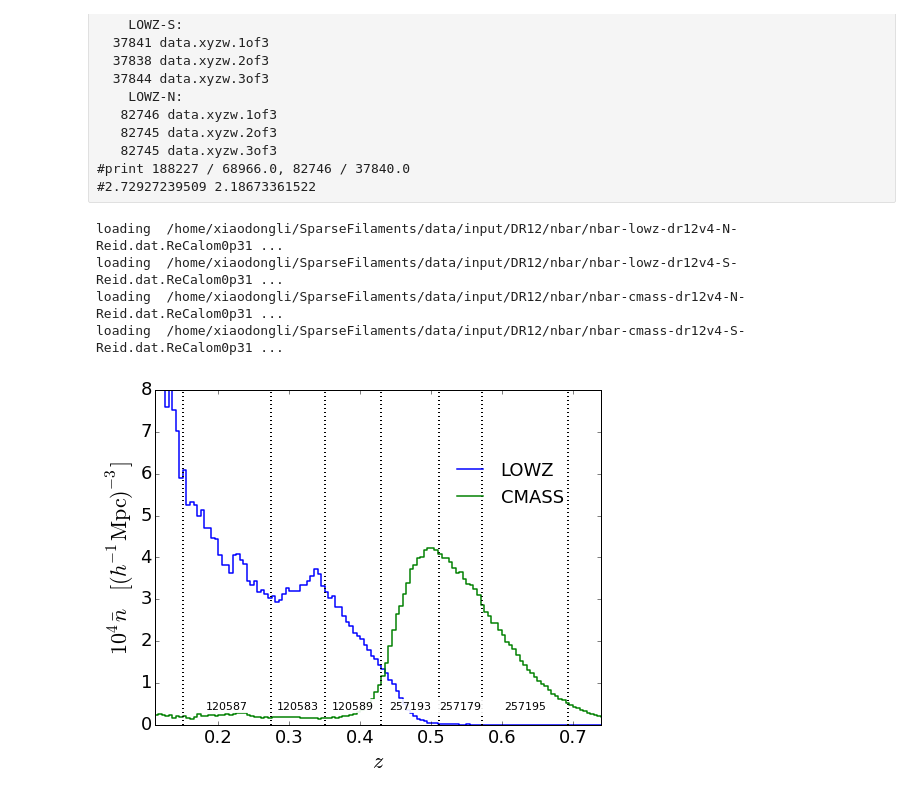
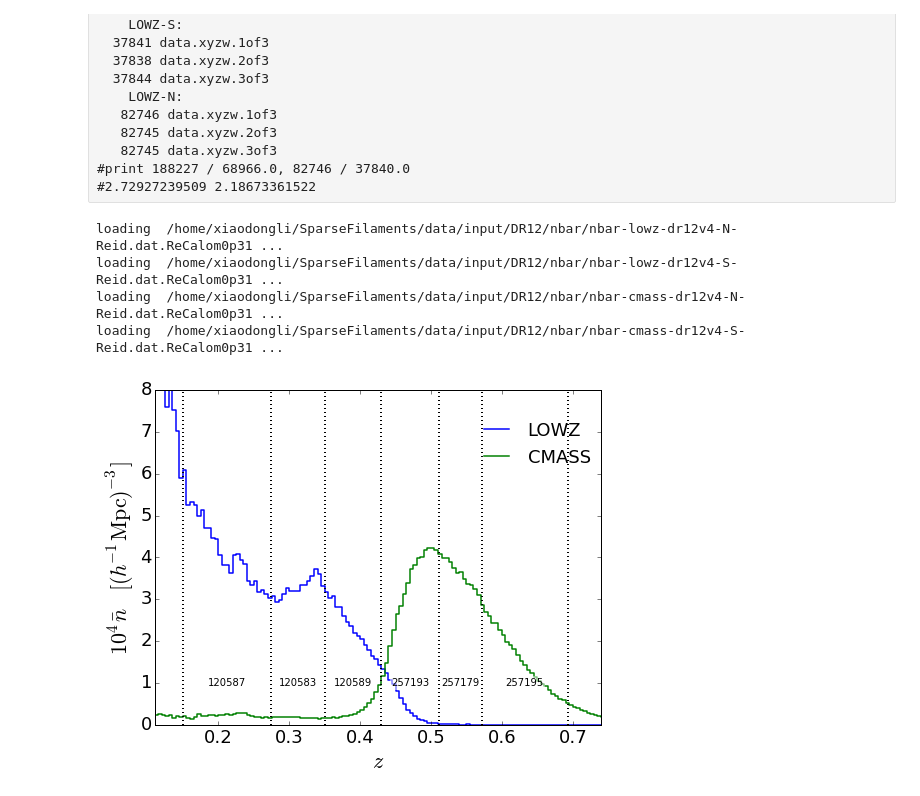
Before and after one commit to xiaodongli1986/2PCF_AP, a Jupyter notebook: 2pCF-Draft-nbar.ipynb, the cells around one changed output. Cells and saved outputs as stored; diff of their text form; code cells hidden in the pictures.

```diff
--- a/2pCF-Draft-nbar.ipynb
+++ b/2pCF-Draft-nbar.ipynb
@@ -312,33 +312,33 @@ ax.legend(prop={'size':22})
 #ax.grid()
 
 ### Adding some text
 ylim = ax.get_ylim()
 for i in range(6):
     r1 = Seven_Edges[i]
     r2 = Seven_Edges[i+1]
     midz = (get_z_dft(r1) + get_z_dft(r2))/2.0#SixBinRedshift_NS[i]
     z1, z2 = get_z_dft(r1), get_z_dft(r2)
     ax.plot([z1,z1], ylim, lw=2, ls=':', c='k')
     midy = (ylim[0]+ylim[1])/2.0
     #ax.text(midz, ylim[1]-midy*0.1, '$z_{\\rm eff}=%.3f'%midz+'$', fontsize=12,
     #        horizontalalignment='center', verticalalignment='center',)
     #ax.text(midz, ylim[1]-midy*0.1, '$%.3f'%z1+'< z_{'+str(i+1)+'} < %.3f'%z2+'$', fontsize=14,
     #        horizontalalignment='center', verticalalignment='center',)
     if i<=2:
         tc = 'b'
     else:
         tc = 'g'
-    ax.text(midz, ylim[1]-midy*1.89, str(SixBinGalNums[i]), fontsize=11, bbox=dict(facecolor='white', alpha=0.9, linewidth=0),
+    ax.text(midz, ylim[1]-midy*1.75, str(SixBinGalNums[i]), fontsize=10, bbox=dict(facecolor='white', alpha=0.5, linewidth=0),
             horizontalalignment='center', verticalalignment='center', color='k')
 
 ax.plot([z2,z2], ylim, lw=2, ls=':', c='k')
-ax.legend(loc=[0.65, 0.63], prop={'size':18}, frameon=False)
+ax.legend(loc=[0.71, 0.75], prop={'size':18}, frameon=False)
 plt.savefig('./Draft/fig_nbar.eps',format='eps')
 #plt.savefig('./nbar.dr12-vs-HR4LC.eps',format='eps')
 plt.show()
 # %% [output]
 loading  /home/xiaodongli/SparseFilaments/data/input/DR12/nbar/nbar-lowz-dr12v4-N-Reid.dat.ReCalom0p31 ...
 loading  /home/xiaodongli/SparseFilaments/data/input/DR12/nbar/nbar-lowz-dr12v4-S-Reid.dat.ReCalom0p31 ...
 loading  /home/xiaodongli/SparseFilaments/data/input/DR12/nbar/nbar-cmass-dr12v4-N-Reid.dat.ReCalom0p31 ...
 loading  /home/xiaodongli/SparseFilaments/data/input/DR12/nbar/nbar-cmass-dr12v4-S-Reid.dat.ReCalom0p31 ...
-[figure, old version]
+[figure, new version]
```
Also changed, not shown: 10 other files.
